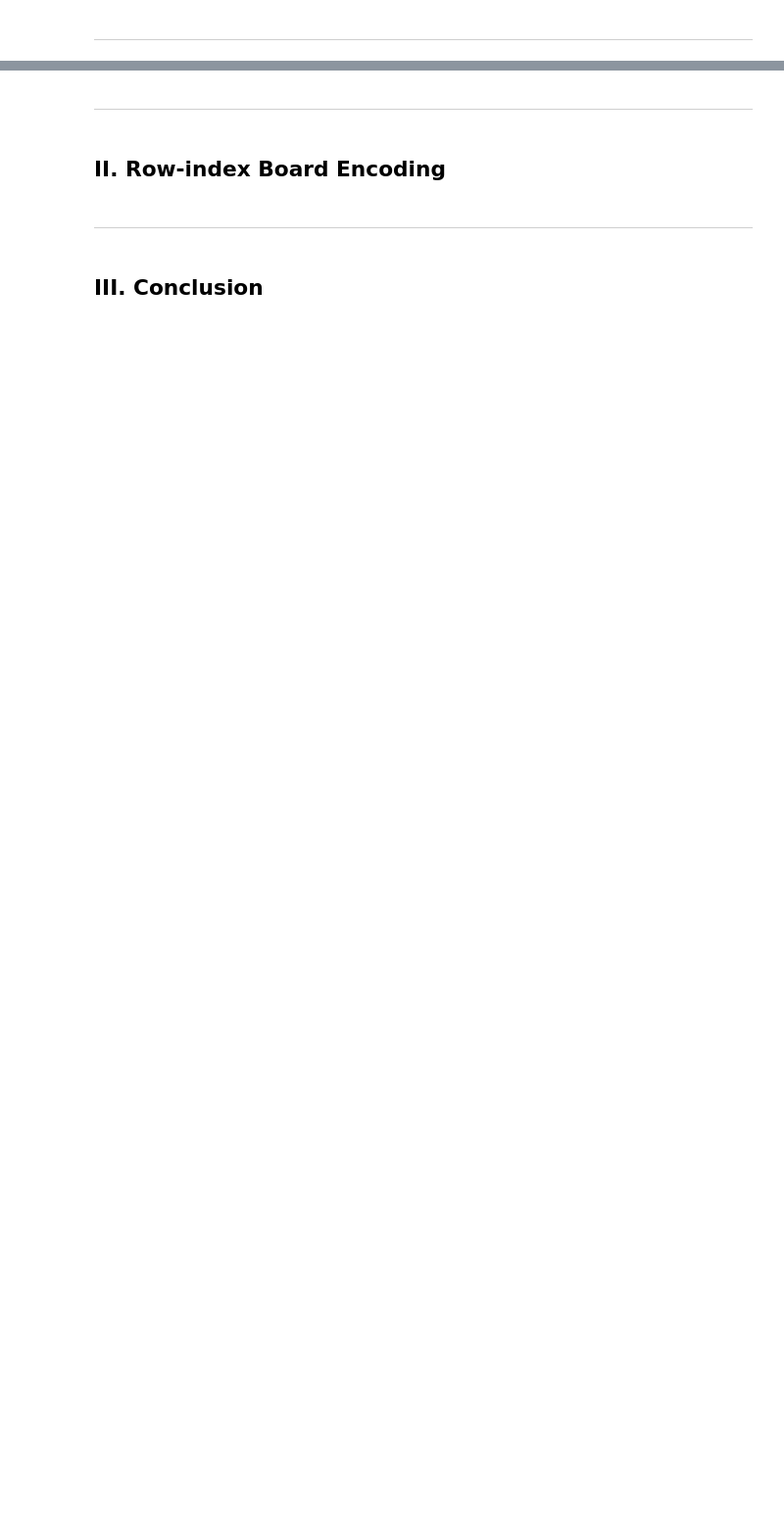
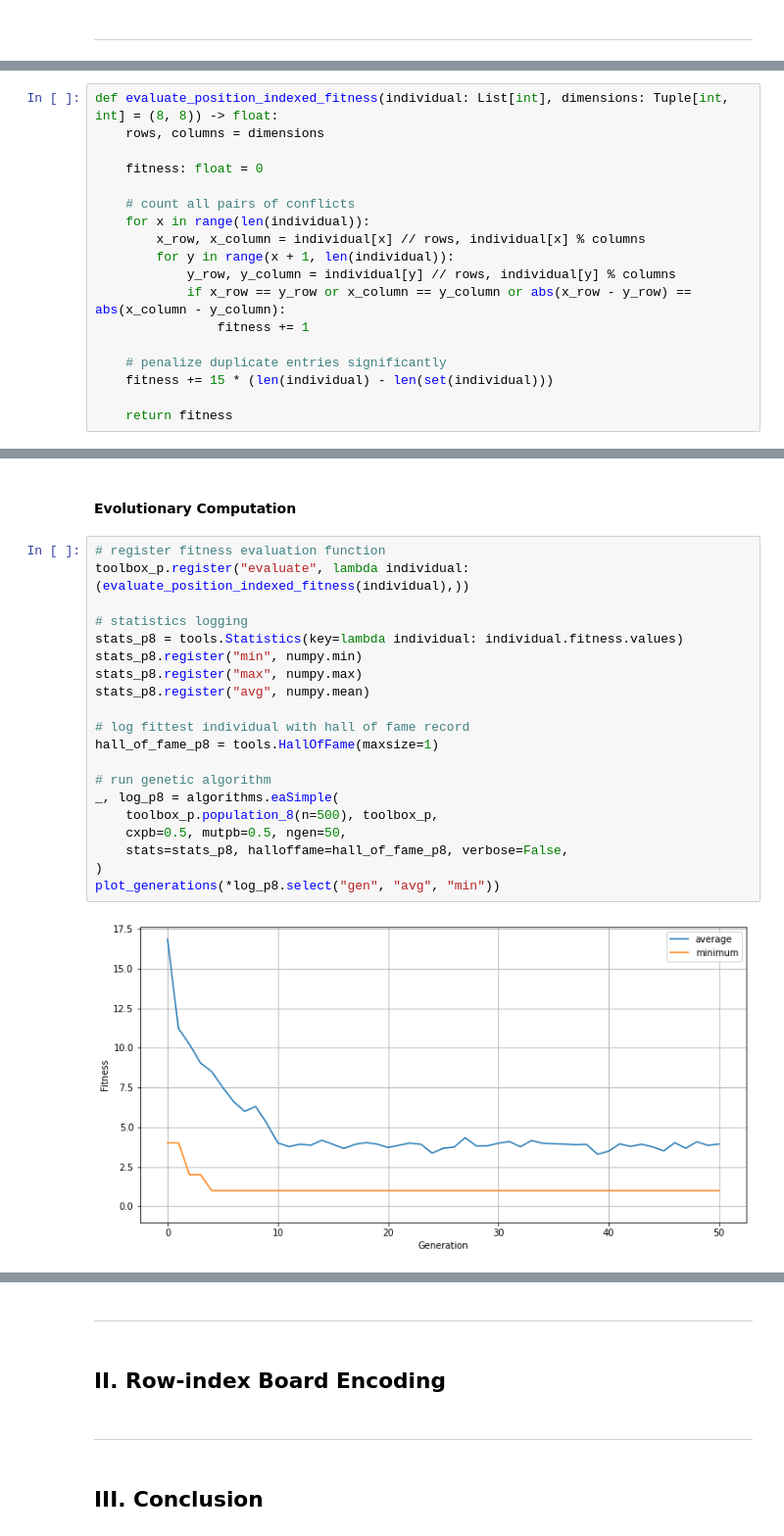
Before and after one commit to concision/n-queens, a Jupyter notebook: notebook.ipynb, the cells around one changed output, grey strips where cells are left out. Shown at 98% size. Drawn from its saved outputs; the diff is of its cells as text; blank space fills up the shorter version.

Commit message:
feat: implemented position-indexed based board representation implemented 8x8 board implemented 16x16 board

```diff
--- a/notebook.ipynb
+++ b/notebook.ipynb
@@ -23,0 +105,18 @@ print(f"DEAP {deap.__version__}")
+# %%
+def evaluate_position_indexed_fitness(individual: List[int], dimensions: Tuple[int, int] = (8, 8)) -> float:
+    rows, columns = dimensions
+
+    fitness: float = 0
+
+    # count all pairs of conflicts
+    for x in range(len(individual)):
+        x_row, x_column = individual[x] // rows, individual[x] % columns
+        for y in range(x + 1, len(individual)):
+            y_row, y_column = individual[y] // rows, individual[y] % columns
+            if x_row == y_row or x_column == y_column or abs(x_row - y_row) == abs(x_column - y_column):
+                fitness += 1
+
+    # penalize duplicate entries significantly
+    fitness += 15 * (len(individual) - len(set(individual)))
+
+    return fitness
@@ -23,0 +125,24 @@ print(f"DEAP {deap.__version__}")
+# %% [markdown]
+#### Evolutionary Computation
+# %%
+# register fitness evaluation function
+toolbox_p.register("evaluate", lambda individual: (evaluate_position_indexed_fitness(individual),))
+
+# statistics logging
+stats_p8 = tools.Statistics(key=lambda individual: individual.fitness.values)
+stats_p8.register("min", numpy.min)
+stats_p8.register("max", numpy.max)
+stats_p8.register("avg", numpy.mean)
+
+# log fittest individual with hall of fame record
+hall_of_fame_p8 = tools.HallOfFame(maxsize=1)
+
+# run genetic algorithm
+_, log_p8 = algorithms.eaSimple(
+    toolbox_p.population_8(n=500), toolbox_p,
+    cxpb=0.5, mutpb=0.5, ngen=50,
+    stats=stats_p8, halloffame=hall_of_fame_p8, verbose=False,
+)
+plot_generations(*log_p8.select("gen", "avg", "min"))
+# %% [output]
+[figure, added]
```
Also changed, not shown: parts of 23 cells of this notebook.
